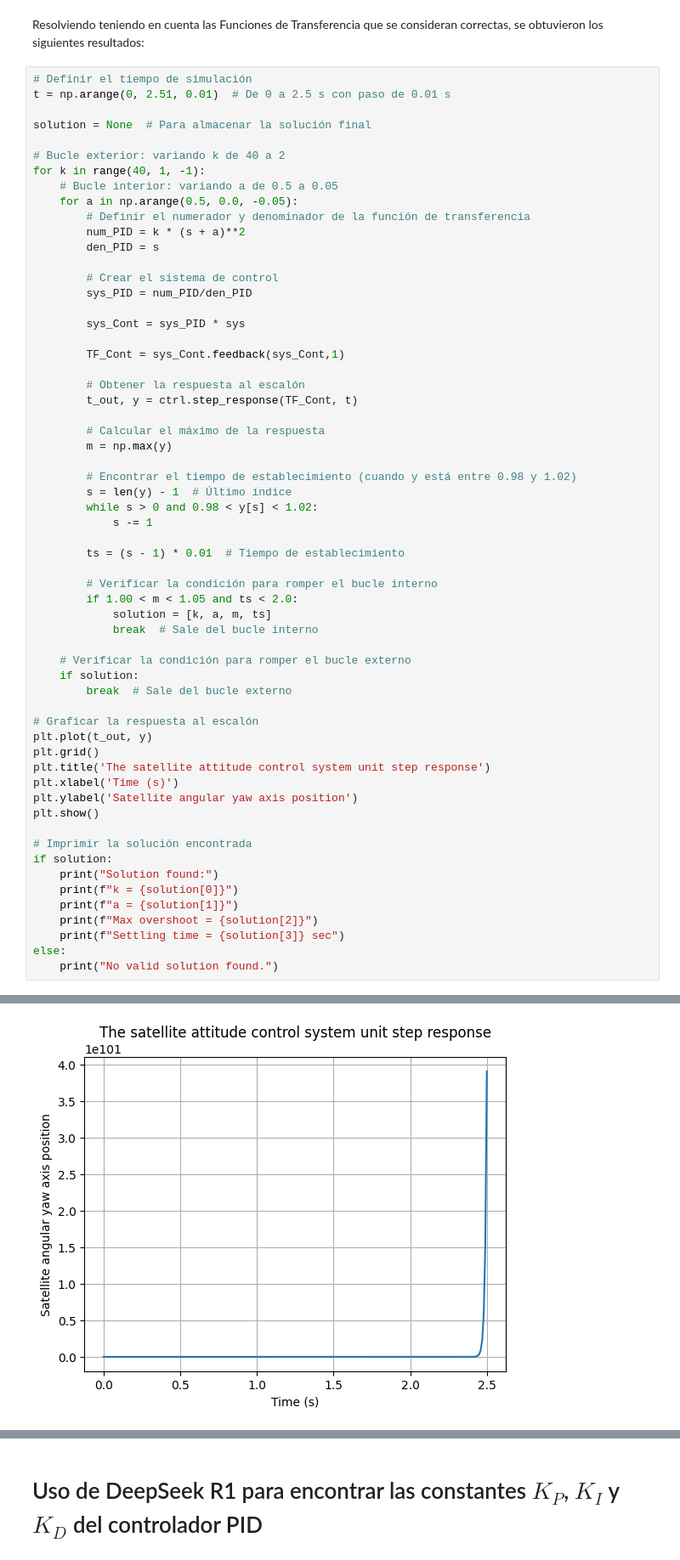
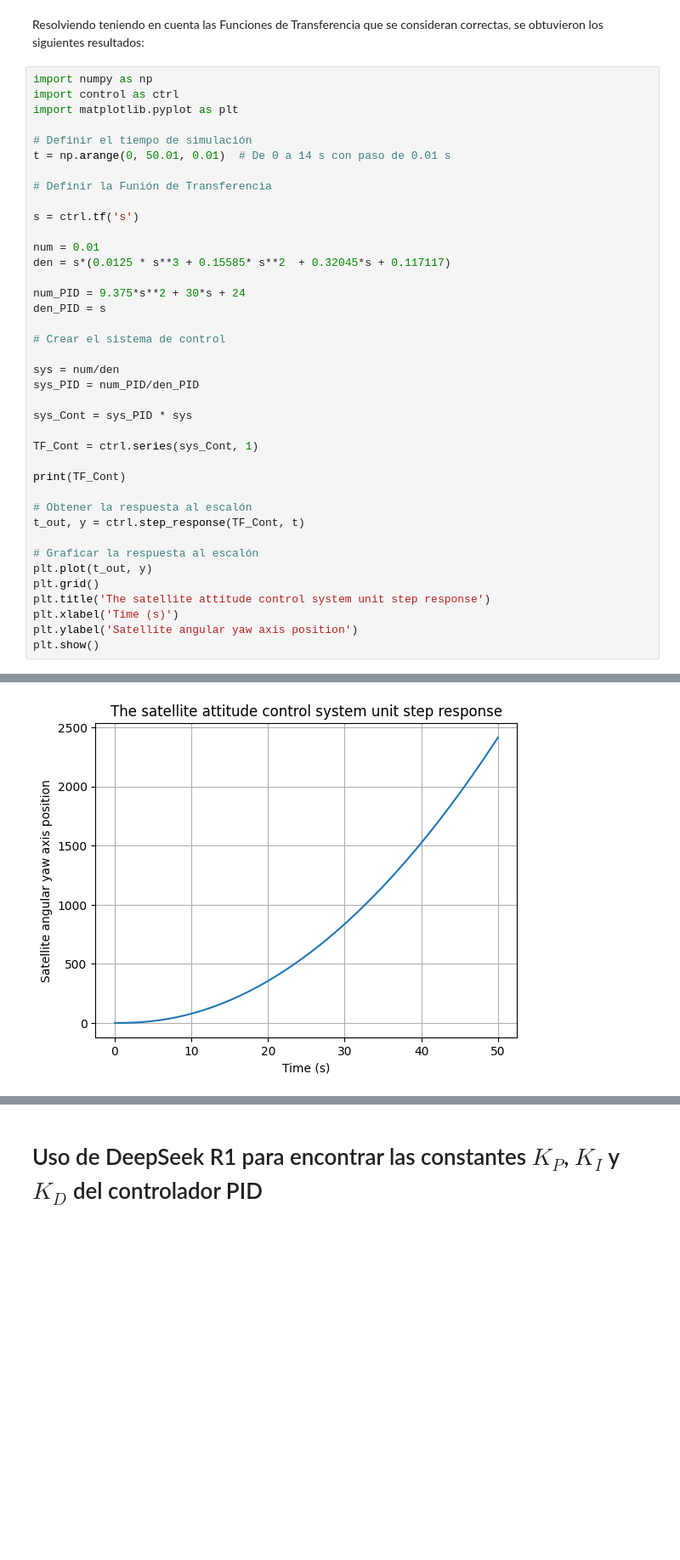
Before and after one commit to FacuBelisario/Tesis-MSE, a Jupyter notebook: SistemasDeControl/SistemaDeControlPID.ipynb, the cells around one changed output, grey strips where cells are left out. Shown at 85% size. Cells and saved outputs as stored; diff of their text form; blank space fills up the shorter version.

```diff
--- a/SistemasDeControl/SistemaDeControlPID.ipynb
+++ b/SistemasDeControl/SistemaDeControlPID.ipynb
@@ -335,47 +335,36 @@ Settling time = 1.18 sec
 # %% [markdown]
 Resolviendo teniendo en cuenta las Funciones de Transferencia que se consideran correctas, se obtuvieron los siguientes resultados:
 # %%
+import numpy as np
+import control as ctrl
+import matplotlib.pyplot as plt
+
 # Definir el tiempo de simulación
-t = np.arange(0, 2.51, 0.01)  # De 0 a 2.5 s con paso de 0.01 s
+t = np.arange(0, 50.01, 0.01)  # De 0 a 14 s con paso de 0.01 s
 
-solution = None  # Para almacenar la solución final
+# Definir la Funión de Transferencia
 
-# Bucle exterior: variando k de 40 a 2
-for k in range(40, 1, -1):
-    # Bucle interior: variando a de 0.5 a 0.05
-    for a in np.arange(0.5, 0.0, -0.05):
-        # Definir el numerador y denominador de la función de transferencia
-        num_PID = k * (s + a)**2
-        den_PID = s
+s = ctrl.tf('s')
 
-        # Crear el sistema de control
-        sys_PID = num_PID/den_PID
+num = 0.01
+den = s*(0.0125 * s**3 + 0.15585* s**2  + 0.32045*s + 0.117117)
 
-        sys_Cont = sys_PID * sys
+num_PID = 9.375*s**2 + 30*s + 24
+den_PID = s
 
-        TF_Cont = sys_Cont.feedback(sys_Cont,1)
+# Crear el sistema de control
 
-        # Obtener la respuesta al escalón
-        t_out, y = ctrl.step_response(TF_Cont, t)
+sys = num/den
+sys_PID = num_PID/den_PID
 
-        # Calcular el máximo de la respuesta
-        m = np.max(y)
+sys_Cont = sys_PID * sys
 
-        # Encontrar el tiempo de establecimiento (cuando y está entre 0.98 y 1.02)
-        s = len(y) - 1  # Último índice
-        while s > 0 and 0.98 < y[s] < 1.02:
-            s -= 1
+TF_Cont = ctrl.series(sys_Cont, 1)
 
-        ts = (s - 1) * 0.01  # Tiempo de establecimiento
+print(TF_Cont)
 
-        # Verificar la condición para romper el bucle interno
-        if 1.00 < m < 1.05 and ts < 2.0:
-            solution = [k, a, m, ts]
-            break  # Sale del bucle interno
-
-    # Verificar la condición para romper el bucle externo
-    if solution:
-        break  # Sale del bucle externo
+# Obtener la respuesta al escalón
+t_out, y = ctrl.step_response(TF_Cont, t)
 
 # Graficar la respuesta al escalón
 plt.plot(t_out, y)
@@ -384,14 +373,4 @@ plt.title('The satellite attitude control system unit step response')
 plt.xlabel('Time (s)')
 plt.ylabel('Satellite angular yaw axis position')
 plt.show()
-
-# Imprimir la solución encontrada
-if solution:
-    print("Solution found:")
-    print(f"k = {solution[0]}")
-    print(f"a = {solution[1]}")
-    print(f"Max overshoot = {solution[2]}")
-    print(f"Settling time = {solution[3]} sec")
-else:
-    print("No valid solution found.")
 # %% [output]
@@ -398 +385 @@ else:
-[figure, old version]
+[figure, new version]
```
Also changed, not shown: parts of 7 cells of this notebook.
